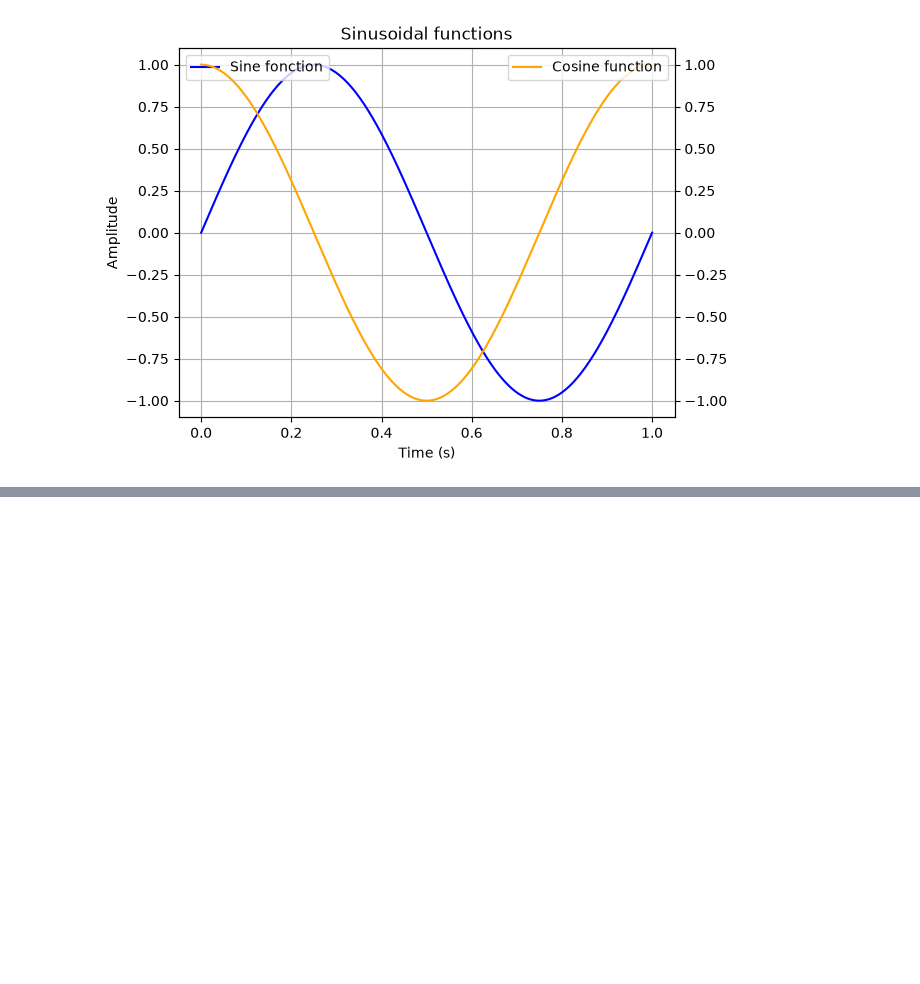
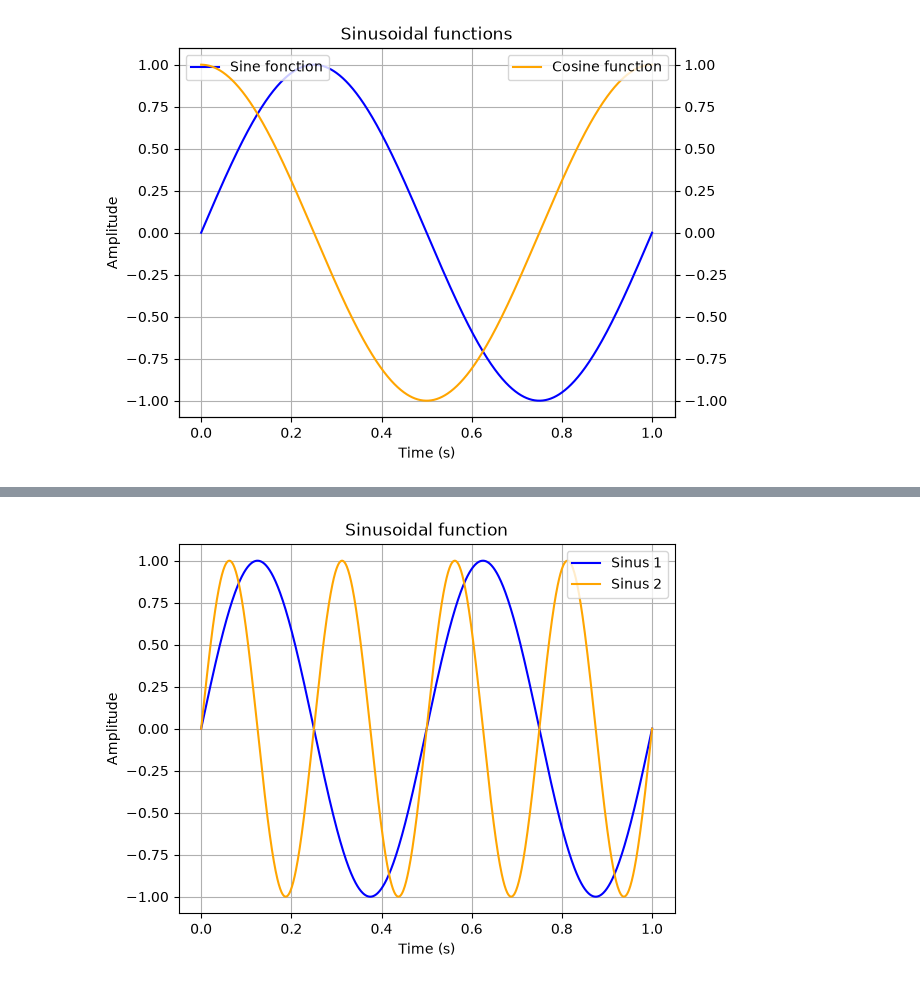
Before and after one commit to GaiaGas/Python-Series02, a Jupyter notebook: python-series02.ipynb, the cells around one changed output, grey strips where cells are left out. Drawn from its saved outputs; the diff is of its cells as text; code cells hidden in the pictures; blank space fills up the shorter version.

Commit message:
Add sinusoid function and final plot to notebook
Add a "Final version" section to python-series02.ipynb: implement sinusoid(

```diff
--- a/python-series02.ipynb
+++ b/python-series02.ipynb
@@ -79,0 +94,25 @@ plt.show()
+# %%
+# Create a sine fonction
+
+# Create a function called sinusoid that : takes as input all parameters that you need to define the sinusoid returns a numpy array called x
+def sinusoid(time, frequency, amplitude=1, phase=0): # values : amplitude of a sine fonction, phase : no horizontal displacement, define fonction : https://docs.python.org/fr/3.12/tutorial/controlflow.html?utm_source=chatgpt.com#defining-functions
+    """Generate a sinusoidal signal.""" #doctring : explain what the fonction do
+    x = amplitude * np.sin(2 * np.pi * frequency * time + phase)
+    return x
+
+time = np.linspace(0, 1, 1000) # from :https://numpy.org/doc/stable/reference/generated/numpy.linspace.html?utm_source=chatgpt.com
+# Create 2 numpy arrays
+s1 = sinusoid(time, frequency=2) # call the fonction with the array
+s2 = sinusoid(time, frequency=4)
+# plot s1 and s2
+plt.plot(time, s1, color='blue', label="Sinus 1")
+plt.plot(time, s2, color='orange', label="Sinus 2")
+
+plt.title('Sinusoidal function')
+plt.xlabel("Time (s)")
+plt.ylabel("Amplitude")
+plt.legend()
+plt.grid(True)
+plt.show()
+# %% [output]
+[figure, added]
```
Also changed, not shown: parts of 1 cell of this notebook, 1 other file.
